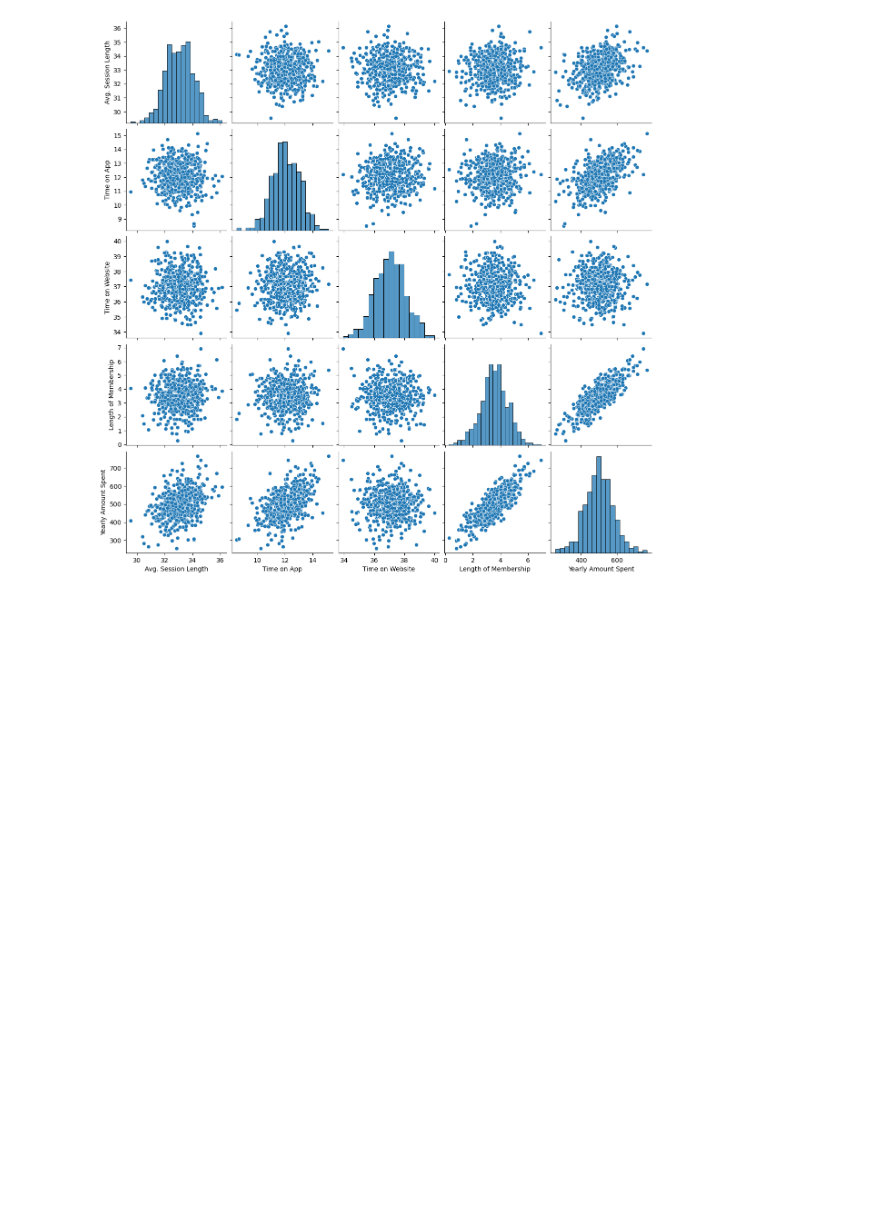
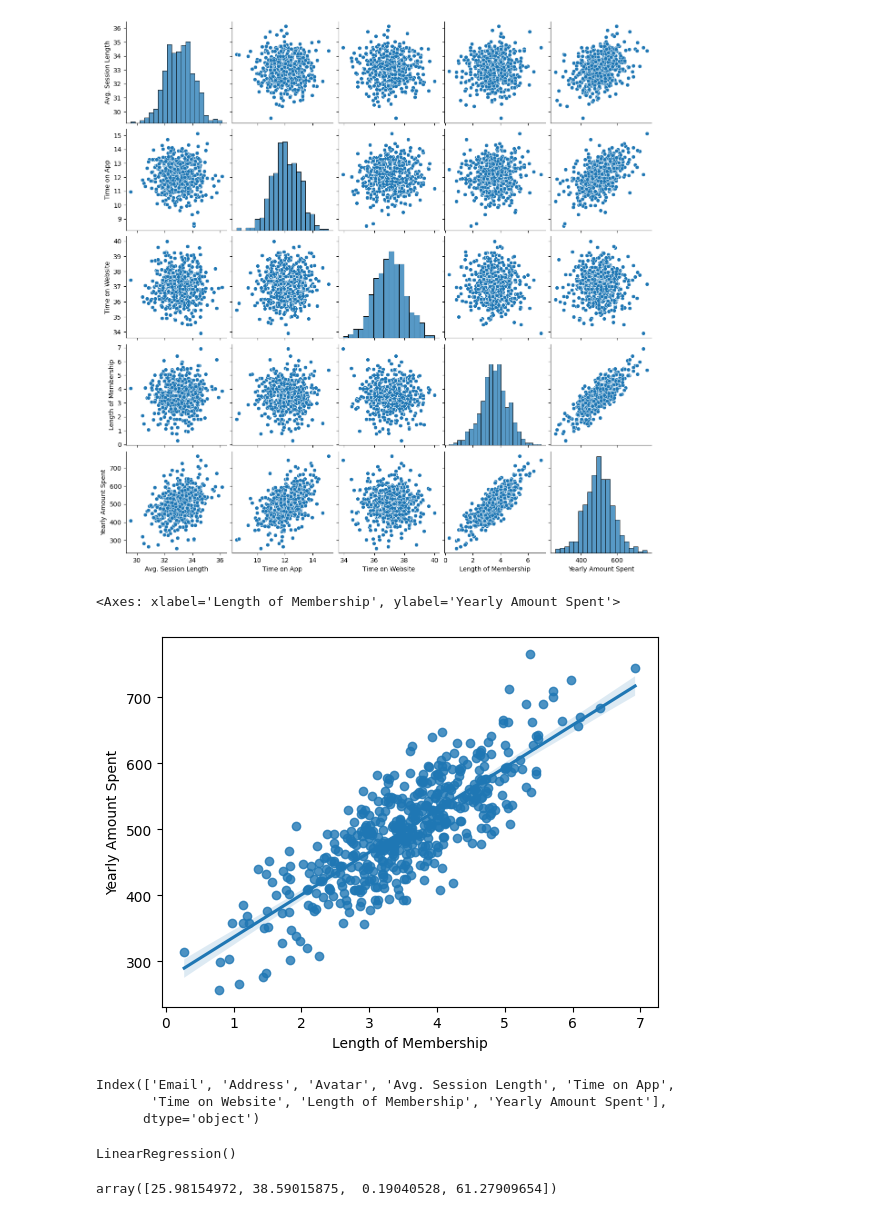
Before and after one commit to ridmiPaba/Machine-Learning-Bootcamp, a Jupyter notebook: LinearRegeression_Project.ipynb, the cells around one changed output. Cells and saved outputs as stored; diff of their text form; code cells hidden in the pictures; blank space fills up the shorter version.

```diff
--- a/LinearRegeression_Project.ipynb
+++ b/LinearRegeression_Project.ipynb
@@ -74,0 +78,11 @@ sns.pairplot(df)
+# %%
+sns.regplot(data=df, x='Length of Membership', y='Yearly Amount Spent')
+# %% [output]
+<Axes: xlabel='Length of Membership', ylabel='Yearly Amount Spent'>
+[figure, added]
+# %%
+df.columns
+# %% [output]
+Index(['Email', 'Address', 'Avatar', 'Avg. Session Length', 'Time on App',
+       'Time on Website', 'Length of Membership', 'Yearly Amount Spent'],
+      dtype='object')
@@ -74,0 +102,8 @@ sns.pairplot(df)
+# %%
+lm.fit(X_train,y_train)
+# %% [output]
+LinearRegression()
+# %%
+lm.coef_
+# %% [output]
+array([25.98154972, 38.59015875,  0.19040528, 61.27909654])
```
Also changed, not shown: parts of 17 cells of this notebook, 3 other files.
